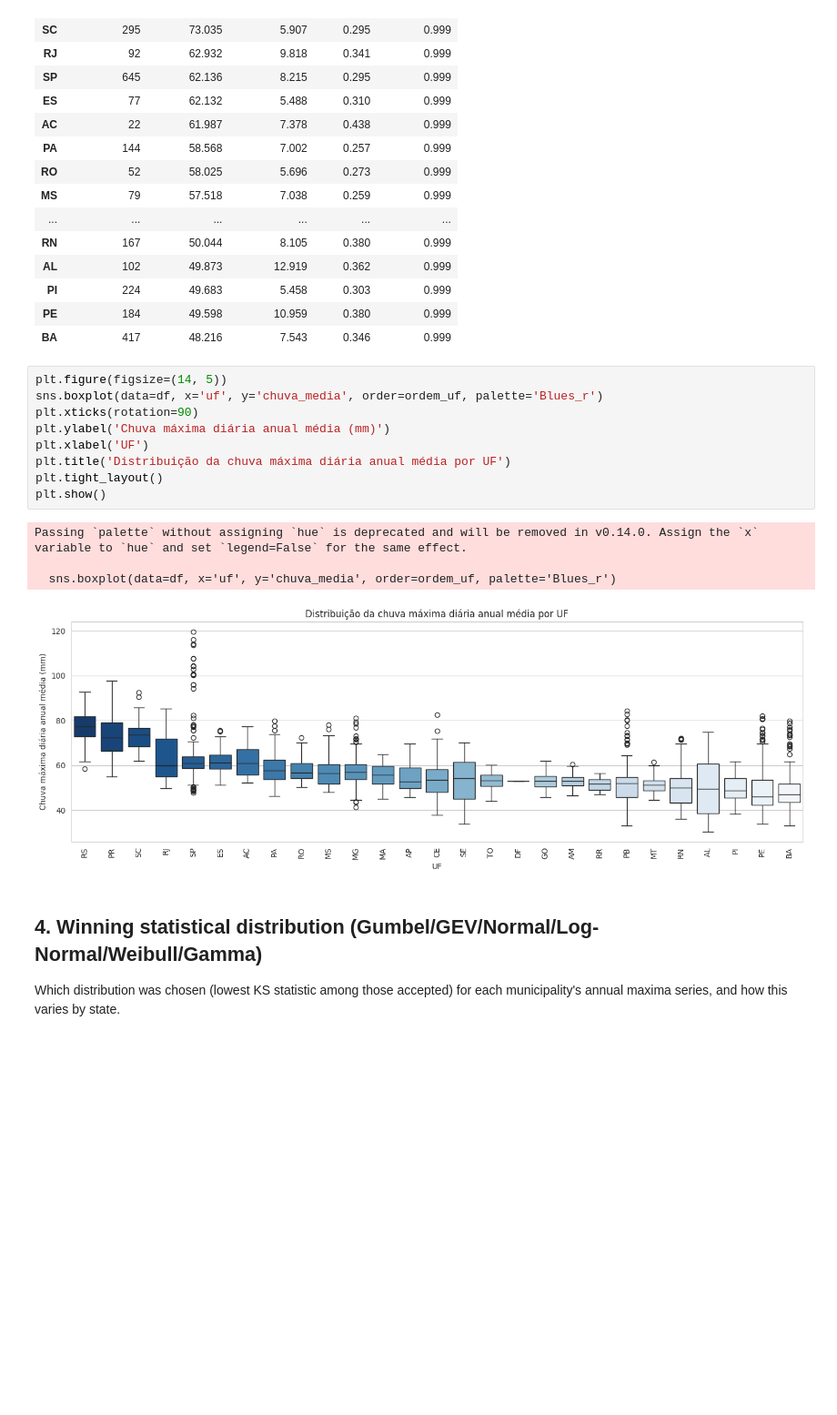
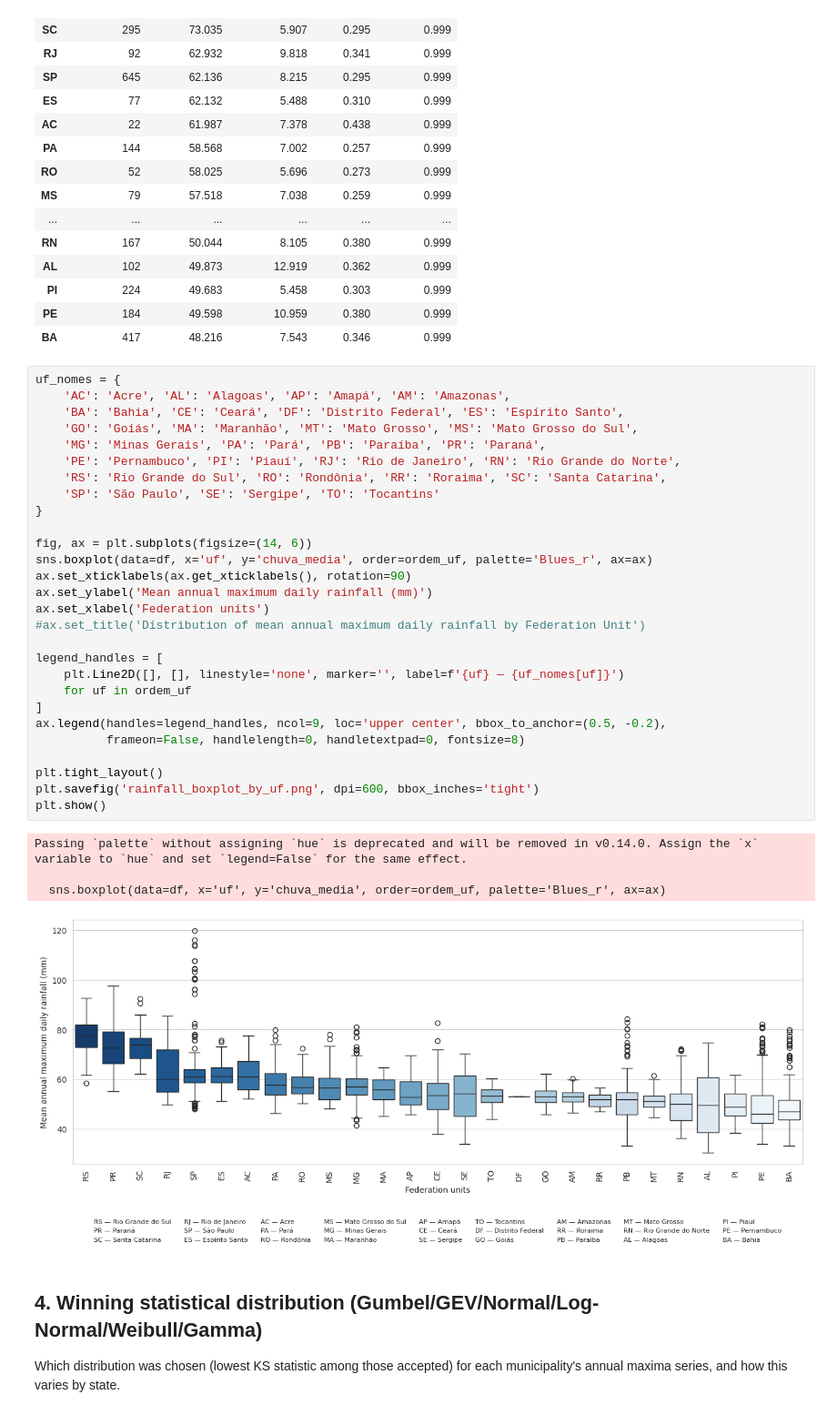
Before and after one commit to fcoliveira-utfpr/IDFTec, a Jupyter notebook: analise_estatistica_idf_municipios.ipynb, the cells around one changed output. Shown at 91% size. Saved outputs shown, nothing was run; the diff lists cells and outputs as text; blank space fills up the shorter version.

```diff
--- a/analise_estatistica_idf_municipios.ipynb
+++ b/analise_estatistica_idf_municipios.ipynb
@@ -195,20 +218,39 @@ tabela_uf
 | PI | 224 | 49.683 | 5.458 | 0.303 | 0.999 |
 | PE | 184 | 49.598 | 10.959 | 0.380 | 0.999 |
 | BA | 417 | 48.216 | 7.543 | 0.346 | 0.999 |
-# %%
-plt.figure(figsize=(14, 5))
-sns.boxplot(data=df, x='uf', y='chuva_media', order=ordem_uf, palette='Blues_r')
-plt.xticks(rotation=90)
-plt.ylabel('Chuva máxima diária anual média (mm)')
-plt.xlabel('UF')
-plt.title('Distribuição da chuva máxima diária anual média por UF')
-plt.tight_layout()
-plt.show()
-# %% [output]
-Passing `palette` without assigning `hue` is deprecated and will be removed in v0.14.0. Assign the `x` variable to `hue` and set `legend=False` for the same effect.
-
-  sns.boxplot(data=df, x='uf', y='chuva_media', order=ordem_uf, palette='Blues_r')
-[figure, removed]
+# %%
+uf_nomes = {
+    'AC': 'Acre', 'AL': 'Alagoas', 'AP': 'Amapá', 'AM': 'Amazonas',
+    'BA': 'Bahia', 'CE': 'Ceará', 'DF': 'Distrito Federal', 'ES': 'Espírito Santo',
+    'GO': 'Goiás', 'MA': 'Maranhão', 'MT': 'Mato Grosso', 'MS': 'Mato Grosso do Sul',
+    'MG': 'Minas Gerais', 'PA': 'Pará', 'PB': 'Paraíba', 'PR': 'Paraná',
+    'PE': 'Pernambuco', 'PI': 'Piauí', 'RJ': 'Rio de Janeiro', 'RN': 'Rio Grande do Norte',
+    'RS': 'Rio Grande do Sul', 'RO': 'Rondônia', 'RR': 'Roraima', 'SC': 'Santa Catarina',
+    'SP': 'São Paulo', 'SE': 'Sergipe', 'TO': 'Tocantins'
+}
+
+fig, ax = plt.subplots(figsize=(14, 6))
+sns.boxplot(data=df, x='uf', y='chuva_media', order=ordem_uf, palette='Blues_r', ax=ax)
+ax.set_xticklabels(ax.get_xticklabels(), rotation=90)
+ax.set_ylabel('Mean annual maximum daily rainfall (mm)')
+ax.set_xlabel('Federation units')
+#ax.set_title('Distribution of mean annual maximum daily rainfall by Federation Unit')
+
+legend_handles = [
+    plt.Line2D([], [], linestyle='none', marker='', label=f'{uf} — {uf_nomes[uf]}')
+    for uf in ordem_uf
+]
+ax.legend(handles=legend_handles, ncol=9, loc='upper center', bbox_to_anchor=(0.5, -0.2),
+          frameon=False, handlelength=0, handletextpad=0, fontsize=8)
+
+plt.tight_layout()
+plt.savefig('rainfall_boxplot_by_uf.png', dpi=600, bbox_inches='tight')
+plt.show()
+# %% [output]
+Passing `palette` without assigning `hue` is deprecated and will be removed in v0.14.0. Assign the `x` variable to `hue` and set `legend=False` for the same effect.
+
+  sns.boxplot(data=df, x='uf', y='chuva_media', order=ordem_uf, palette='Blues_r', ax=ax)
+[figure, added]
 # %% [markdown]
 ## 4. Winning statistical distribution (Gumbel/GEV/Normal/Log-Normal/Weibull/Gamma)
 
```
Also changed, not shown: parts of 23 cells of this notebook.
